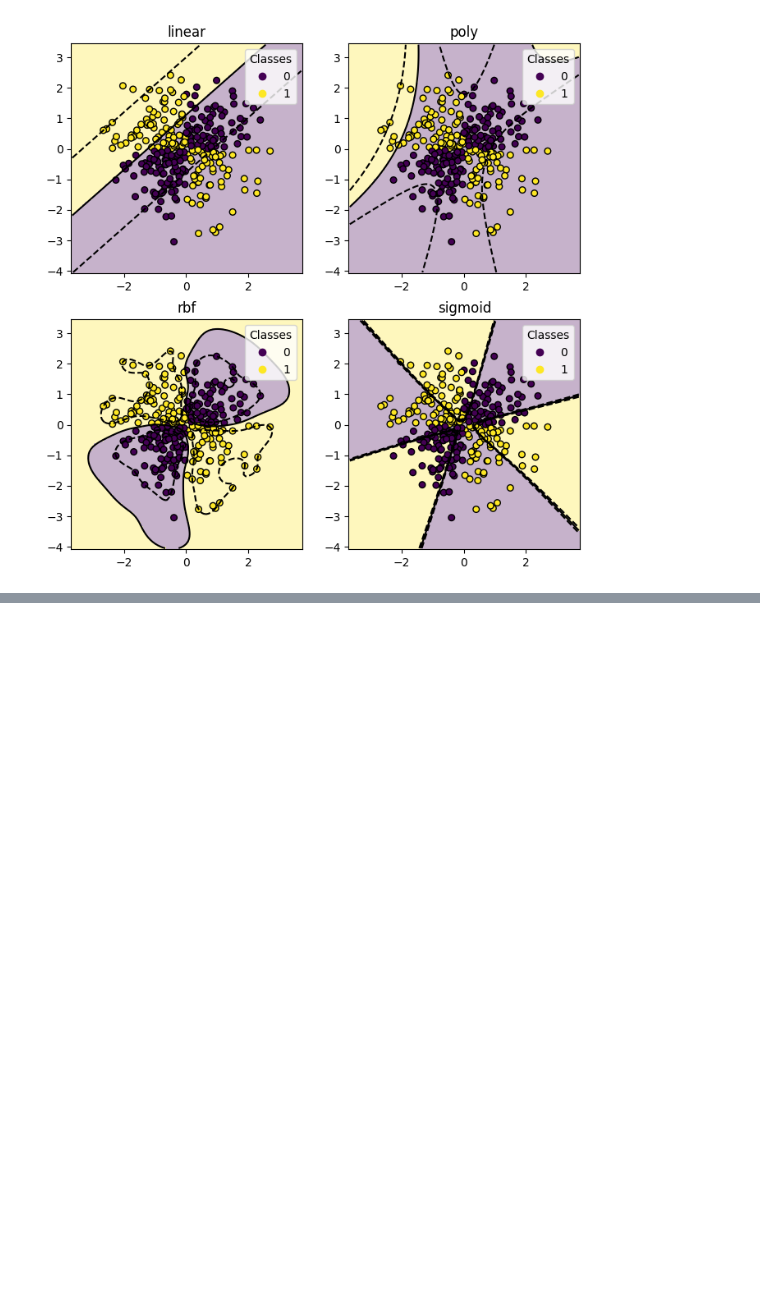
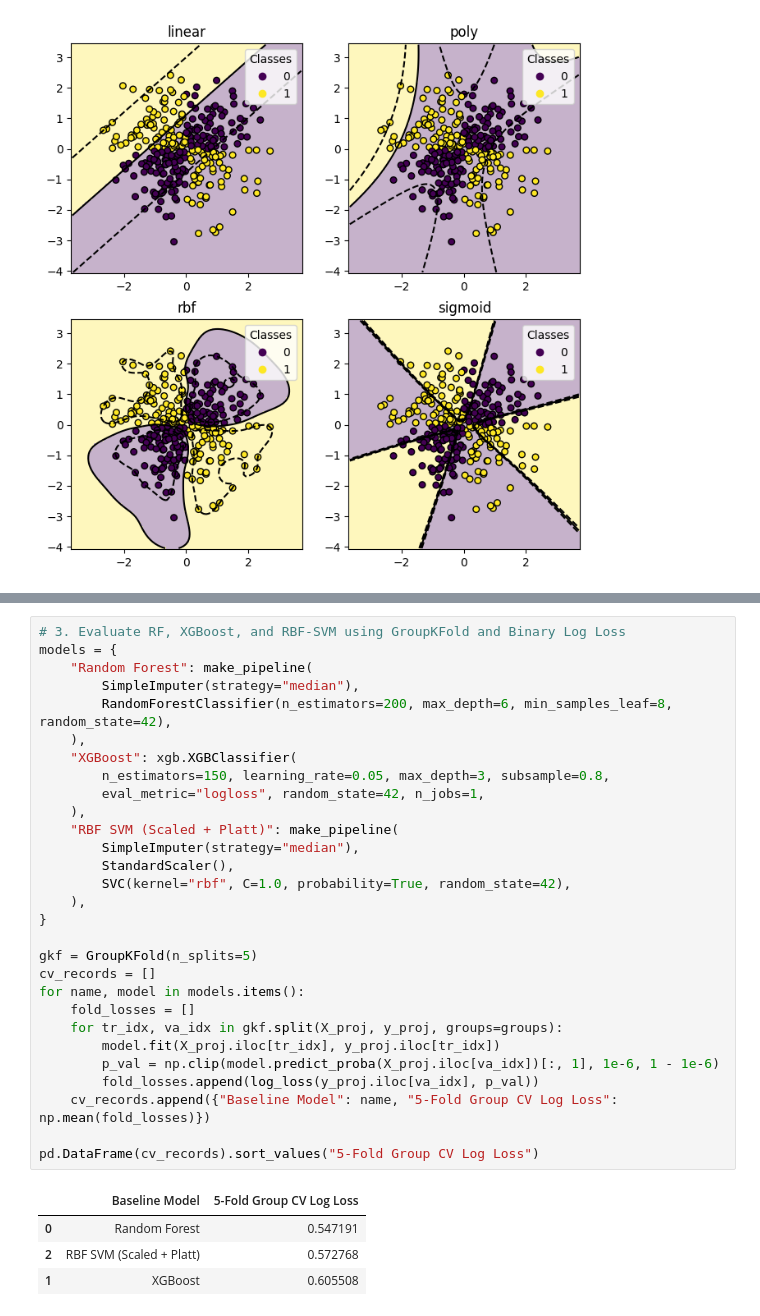
Before and after one commit to yulequan/STAT3612, a Jupyter notebook: src/tutorials/tutorial08/ensemble_svm_tutorial.ipynb, the cells around one changed output, grey strips where cells are left out. Cells and saved outputs as stored; diff of their text form; blank space fills up the shorter version.

```diff
--- a/src/tutorials/tutorial08/ensemble_svm_tutorial.ipynb
+++ b/src/tutorials/tutorial08/ensemble_svm_tutorial.ipynb
@@ -447,0 +551,34 @@ plt.show()
+# %%
+# 3. Evaluate RF, XGBoost, and RBF-SVM using GroupKFold and Binary Log Loss
+models = {
+    "Random Forest": make_pipeline(
+        SimpleImputer(strategy="median"),
+        RandomForestClassifier(n_estimators=200, max_depth=6, min_samples_leaf=8, random_state=42),
+    ),
+    "XGBoost": xgb.XGBClassifier(
+        n_estimators=150, learning_rate=0.05, max_depth=3, subsample=0.8,
+        eval_metric="logloss", random_state=42, n_jobs=1,
+    ),
+    "RBF SVM (Scaled + Platt)": make_pipeline(
+        SimpleImputer(strategy="median"),
+        StandardScaler(),
+        SVC(kernel="rbf", C=1.0, probability=True, random_state=42),
+    ),
+}
+
+gkf = GroupKFold(n_splits=5)
+cv_records = []
+for name, model in models.items():
+    fold_losses = []
+    for tr_idx, va_idx in gkf.split(X_proj, y_proj, groups=groups):
+        model.fit(X_proj.iloc[tr_idx], y_proj.iloc[tr_idx])
+        p_val = np.clip(model.predict_proba(X_proj.iloc[va_idx])[:, 1], 1e-6, 1 - 1e-6)
+        fold_losses.append(log_loss(y_proj.iloc[va_idx], p_val))
+    cv_records.append({"Baseline Model": name, "5-Fold Group CV Log Loss": np.mean(fold_losses)})
+
+pd.DataFrame(cv_records).sort_values("5-Fold Group CV Log Loss")
+# %% [output]
+|  | Baseline Model | 5-Fold Group CV Log Loss |
+| 0 | Random Forest | 0.547191 |
+| 2 | RBF SVM (Scaled + Platt) | 0.572768 |
+| 1 | XGBoost | 0.605508 |
```
Also changed, not shown: parts of 4 cells of this notebook, 4 other files.
